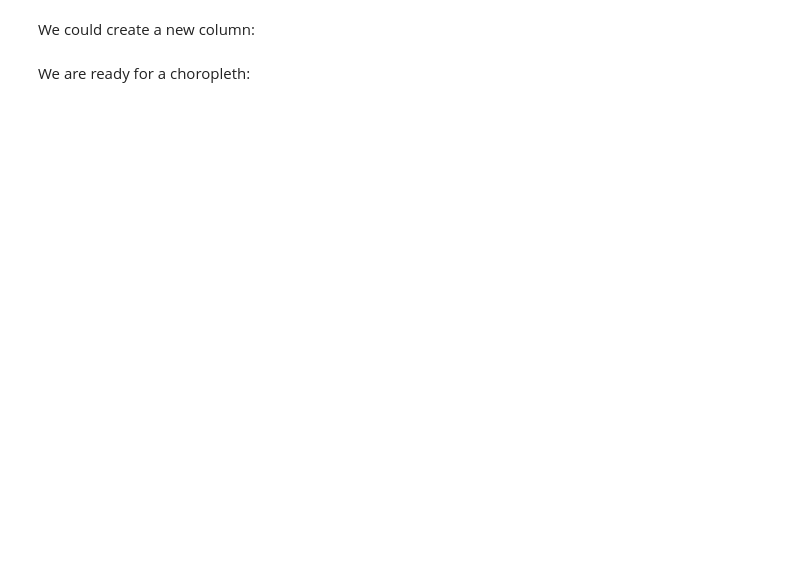
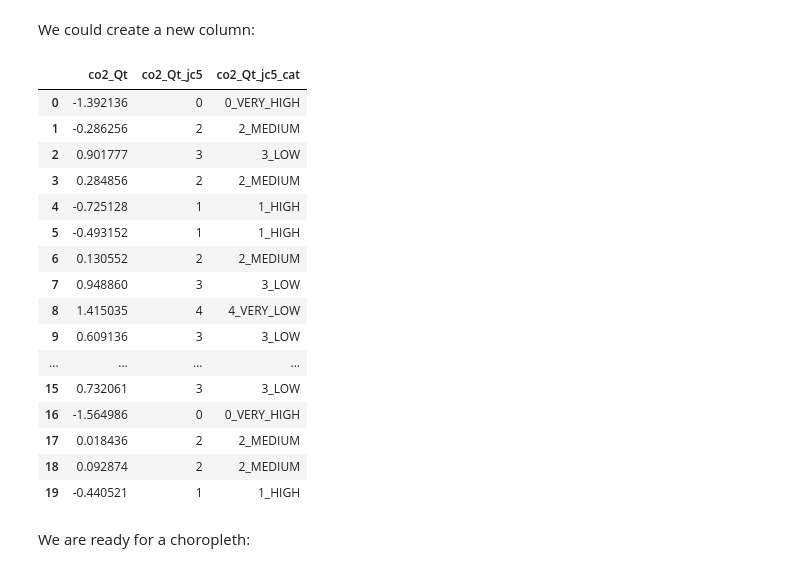
Before and after one commit to nuriacasana/introgeodf, a Jupyter notebook: index.ipynb, the cells around one changed output. Cells and saved outputs as stored; diff of their text form; code cells hidden in the pictures; blank space fills up the shorter version.

```diff
--- a/index.ipynb
+++ b/index.ipynb
@@ -1193,12 +1228,30 @@ pd.concat([theMapAndData[['fragility_Qt',col]].groupby(col,as_index=False).agg(a
 We could create a new column:
 # %%
 # renaming
-newLabelsForLevels={0:"0_Great", 1:"1_Good", 2:"2_Middle", 3:"3_Bad", 4:"4_Poor"}
+newLabelsForLevels={0:"0_VERY_HIGH", 1:"1_HIGH", 2:"2_MEDIUM", 3:"3_LOW", 4:"4_VERY_LOW"}
 
-theMapAndData['fragility_Qt_jc5_cat']=theMapAndData.loc[:,'fragility_Qt_jc5'].replace(newLabelsForLevels)
+theMapAndData['co2_Qt_jc5_cat']=theMapAndData.loc[:,'co2_Qt_jc5'].replace(newLabelsForLevels)
 
 # we have
-theMapAndData[['fragility_Qt','fragility_Qt_jc5','fragility_Qt_jc5_cat']].head(20)
+theMapAndData[['co2_Qt','co2_Qt_jc5','co2_Qt_jc5_cat']].head(20)
+# %% [output]
+|  | co2_Qt | co2_Qt_jc5 | co2_Qt_jc5_cat |
+| 0 | -1.392136 | 0 | 0_VERY_HIGH |
+| 1 | -0.286256 | 2 | 2_MEDIUM |
+| 2 | 0.901777 | 3 | 3_LOW |
+| 3 | 0.284856 | 2 | 2_MEDIUM |
+| 4 | -0.725128 | 1 | 1_HIGH |
+| 5 | -0.493152 | 1 | 1_HIGH |
+| 6 | 0.130552 | 2 | 2_MEDIUM |
+| 7 | 0.948860 | 3 | 3_LOW |
+| 8 | 1.415035 | 4 | 4_VERY_LOW |
+| 9 | 0.609136 | 3 | 3_LOW |
+| ... | ... | ... | ... |
+| 15 | 0.732061 | 3 | 3_LOW |
+| 16 | -1.564986 | 0 | 0_VERY_HIGH |
+| 17 | 0.018436 | 2 | 2_MEDIUM |
+| 18 | 0.092874 | 2 | 2_MEDIUM |
+| 19 | -0.440521 | 1 | 1_HIGH |
 # %% [markdown]
 We are ready for a choropleth:
 # %%
```
Also changed, not shown: parts of 11 cells of this notebook.
